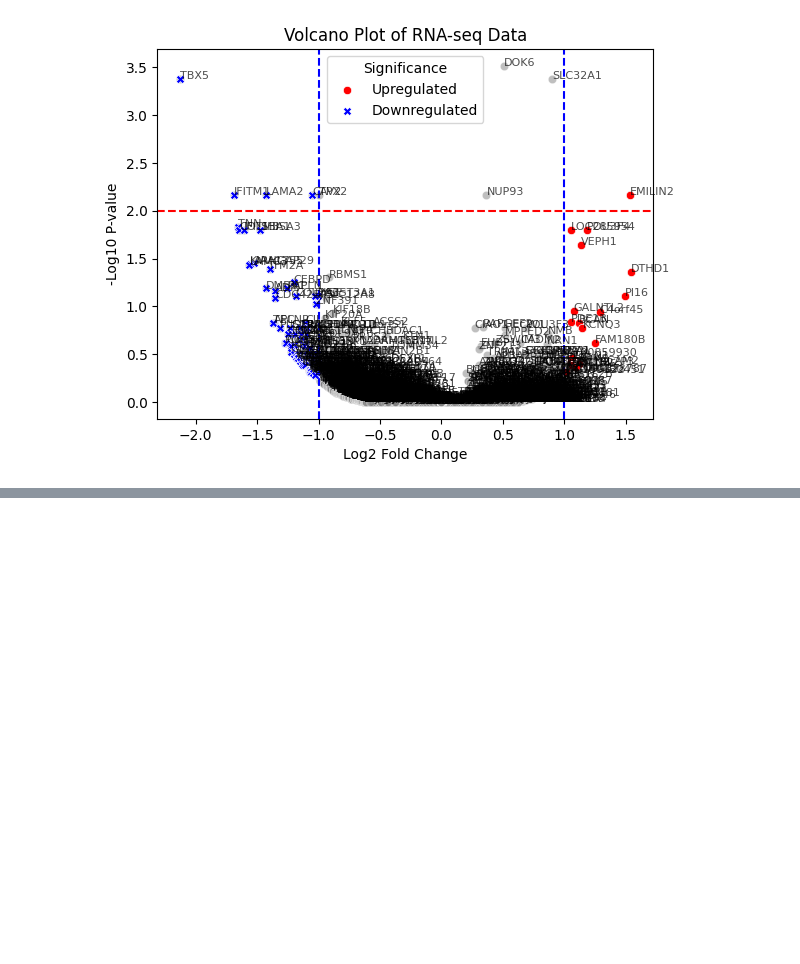
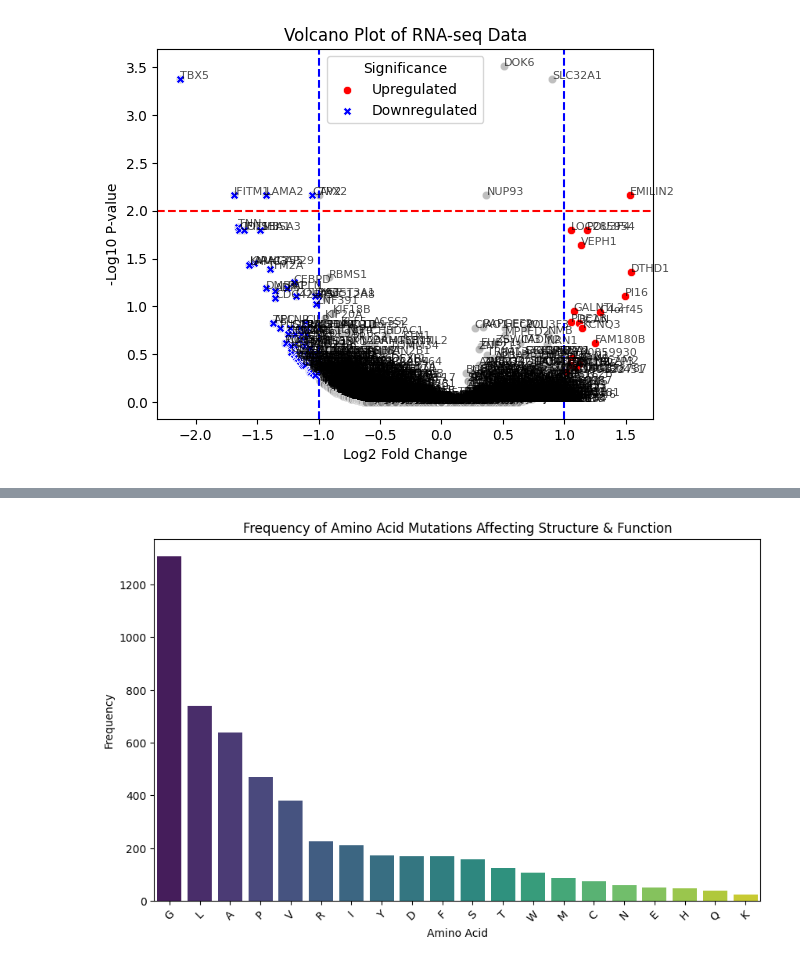
Before and after one commit to Christianah001/Hackbio-biocoding-internship, a Jupyter notebook: Stage2_Task2_6.ipynb, the cells around one changed output, grey strips where cells are left out. Saved outputs shown, nothing was run; the diff lists cells and outputs as text; code cells hidden in the pictures; blank space fills up the shorter version.

```diff
--- a/Stage2_Task2_6.ipynb
+++ b/Stage2_Task2_6.ipynb
@@ -197,3 +197,95 @@ plt.show()
 # Obakpolo Charis-Grace Github page: https://github.com/CeeGeeObas
 # Funmilayo Ligali's Github page: https://github.com/Christianah001
 # Fatemah Alsolaiman's Github page: https://github.com/92Faty
+# %%
+#Task 2.4
+
+
+import pandas as pd
+import numpy as np
+import matplotlib.pyplot as plt
+import seaborn as sns
+
+
+# Load datasets
+sift_url = "https://raw.githubusercontent.com/HackBio-Internship/public_datasets/main/R/datasets/sift.tsv"
+foldx_url = "https://raw.githubusercontent.com/HackBio-Internship/public_datasets/main/R/datasets/foldX.tsv"
+
+sift_df = pd.read_table(sift_url, sep='\\s+')
+foldx_df = pd.read_table(foldx_url, sep='\\s+')
+
+print(sift_df)
+print(foldx_df)
+
+sift_df["specific_Protein_aa"] = sift_df["Protein"] + "_" + sift_df["Amino_Acid"]
+foldx_df['specific_Protein_aa'] = foldx_df['Protein'] + '_' + foldx_df['Amino_Acid']
+
+print(sift_df)
+print(foldx_df)
+
+# Merge datasets on specific_Protein_aa
+merged_df = pd.merge(sift_df, foldx_df, on='specific_Protein_aa')
+
+print(merged_df)
+
+# Set criteria for deleterious mutations
+deleterious_df = merged_df[(merged_df['sift_Score'] < 0.05) & (merged_df['foldX_Score'] > 2)]
+
+deleterious_df.head()
+
+print(deleterious_df)
+
+# Extract first amino acid
+deleterious_df.loc[:, "Original_Amino_Acid"] = deleterious_df["Amino_Acid_x"].str[0]
+
+# Find most impactful amino acid
+amino_acid_counts = deleterious_df["Original_Amino_Acid"].value_counts()
+most_impactful_aa = amino_acid_counts.idxmax()
+most_impactful_count = amino_acid_counts.max()
+print(f"The amino acid with the most functional and structural impact is {most_impactful_aa} with {most_impactful_count} occurrences.")
+
+# Frequency table
+aa_frequency_table = amino_acid_counts.reset_index()
+aa_frequency_table.columns = ["Amino Acid", "Frequency"]
+
+print(aa_frequency_table)
+
+# Visualization
+plt.figure(figsize=(10, 6))
+sns.barplot(x="Amino Acid", y="Frequency", hue="Amino Acid", data=aa_frequency_table, palette="viridis", legend=False)
+plt.title("Frequency of Amino Acid Mutations Affecting Structure & Function")
+plt.xlabel("Amino Acid")
+plt.ylabel("Frequency")
+plt.xticks(rotation=45)
+plt.show()
+
+# Pie Chart
+plt.figure(figsize=(8, 8))
+plt.pie(aa_frequency_table["Frequency"], labels=aa_frequency_table["Amino Acid"], autopct="%1.1f%%", colors=sns.color_palette("viridis", len(aa_frequency_table)))
+plt.title("Amino Acid Frequency Distribution")
+plt.show()
+
+# Brief description of the most impactful amino acid
+if most_impactful_aa == "G":
+    print("Glycine (G) is the amino acid with the highest impact on protein structure and function. Glycine is unique because it lacks a side chain, making it highly flexible and often found in regions requiring structural adaptability, such as loops and turns. This flexibility is crucial for protein folding and stability. Mutations affecting glycine can have significant consequences because replacing it with a bulkier amino acid may introduce steric hindrance, disrupting local structure and impairing function. Additionally, glycine is frequently found in conserved motifs and enzymatic active sites, meaning its substitution can affect catalytic activity and protein interactions.")
+
+
+# Amino acids with more than 100 occurrences
+high_freq_aa = aa_frequency_table[aa_frequency_table["Frequency"] > 100]
+print(high_freq_aa)
+
+
+# Structural and functional significance of highly occurring amino acids
+print("Amino acids with high occurrences (G, L, A, P, V, R, I, Y, D, F, S, T, W) often play crucial roles in protein stability and function. These residues may be involved in conserved structural motifs, active sites, or interaction interfaces. For example:")
+print("- Glycine (G) provides flexibility due to its small size.")
+print("- Proline (P) introduces kinks in protein structures, affecting folding.")
+print("- Arginine (R) and Aspartic acid (D) are charged and often participate in interactions like hydrogen bonding and salt bridges.")
+print("- Hydrophobic amino acids like Leucine (L), Valine (V), and Isoleucine (I) contribute to core stability.")
+print("Frequent mutations in these amino acids could indicate their essential role in maintaining protein integrity and functionality.")
+
+# github profile for team
+# Ogunoye Blessing's Github page: https://github.com/to-ibukun
+# Obakpolo Charis-Grace Github page: https://github.com/CeeGeeObas
+# Funmilayo Ligali's Github page: https://github.com/Christianah001
+# Fatemah Alsolaiman's Github page: https://github.com/92Faty
+# %% [output]
@@ -199,0 +314 @@ plt.show()
+[figure, added]
```
Also changed, not shown: parts of 1 cell of this notebook.
